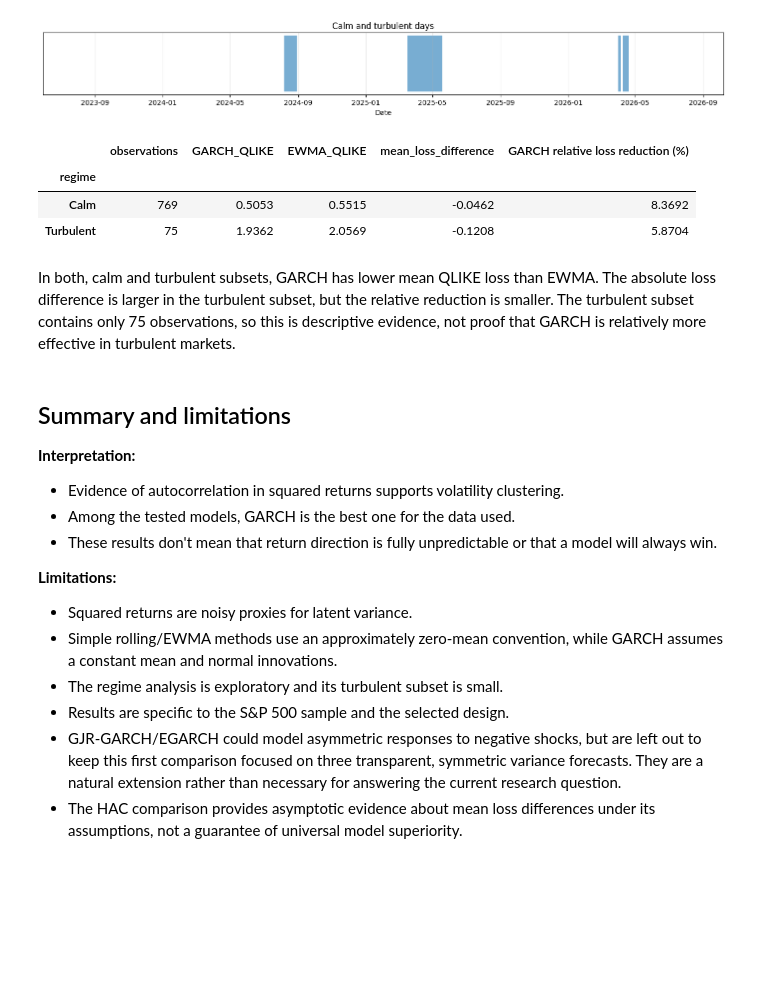
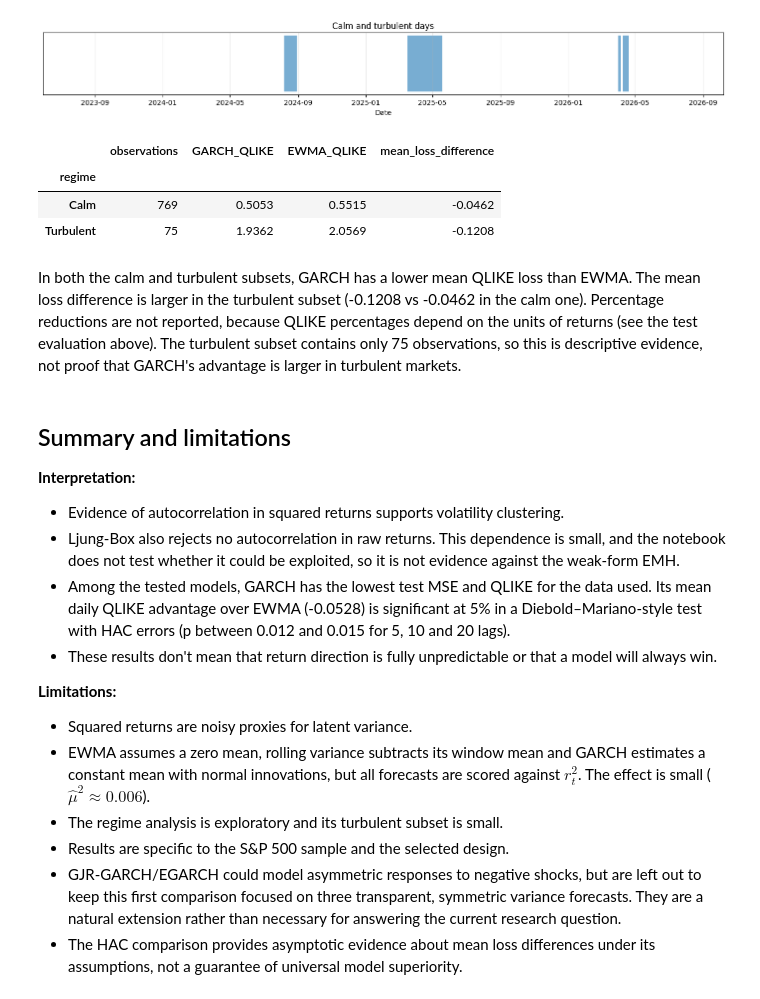
Before and after one commit to laurasalop03/research-blog, a Jupyter notebook: research/01-volatility-clustering/volatility_clustering.ipynb, the cells around one changed output. Saved outputs shown, nothing was run; the diff lists cells and outputs as text; code cells hidden in the pictures; blank space fills up the shorter version.

```diff
--- a/research/01-volatility-clustering/volatility_clustering.ipynb
+++ b/research/01-volatility-clustering/volatility_clustering.ipynb
@@ -863,45 +868,41 @@ plt.show()
 # %%
 # Compare daily QLIKE losses within each regime
 regime_comparison = daily_losses.join(
     test_regimes["regime"],
     how="inner",
 )
 
 regime_results = (
     regime_comparison
     .groupby("regime")
     .agg(
         observations=("loss_difference", "size"),
         GARCH_QLIKE=("GARCH QLIKE", "mean"),
         EWMA_QLIKE=("EWMA QLIKE", "mean"),
         mean_loss_difference=("loss_difference", "mean"),
     )
 )
 
-regime_results["GARCH relative loss reduction (%)"] = (
-    (regime_results["EWMA_QLIKE"] - regime_results["GARCH_QLIKE"])
-    / regime_results["EWMA_QLIKE"] * 100
-)
-
 display(regime_results.round(4))
 # %% [output]
-|  | observations | GARCH_QLIKE | EWMA_QLIKE | mean_loss_difference | GARCH relative loss reduction (%) |
-| regime |  |  |  |  |  |
-| Calm | 769 | 0.5053 | 0.5515 | -0.0462 | 8.3692 |
-| Turbulent | 75 | 1.9362 | 2.0569 | -0.1208 | 5.8704 |
+|  | observations | GARCH_QLIKE | EWMA_QLIKE | mean_loss_difference |
+| regime |  |  |  |  |
+| Calm | 769 | 0.5053 | 0.5515 | -0.0462 |
+| Turbulent | 75 | 1.9362 | 2.0569 | -0.1208 |
 # %% [markdown]
-In both, calm and turbulent subsets, GARCH has lower mean QLIKE loss than EWMA. The absolute loss difference is larger in the turbulent subset, but the relative reduction is smaller. The turbulent subset contains only 75 observations, so this is descriptive evidence, not proof that GARCH is relatively more effective in turbulent markets.
+In both the calm and turbulent subsets, GARCH has a lower mean QLIKE loss than EWMA. The mean loss difference is larger in the turbulent subset (-0.1208 vs -0.0462 in the calm one). Percentage reductions are not reported, because QLIKE percentages depend on the units of returns (see the test evaluation above). The turbulent subset contains only 75 observations, so this is descriptive evidence, not proof that GARCH's advantage is larger in turbulent markets.
 # %% [markdown]
 ## Summary and limitations
 
 **Interpretation:**
 - Evidence of autocorrelation in squared returns supports volatility clustering.
-- Among the tested models, GARCH is the best one for the data used.
+- Ljung-Box also rejects no autocorrelation in raw returns. This dependence is small, and the notebook does not test whether it could be exploited, so it is not evidence against the weak-form EMH.
+- Among the tested models, GARCH has the lowest test MSE and QLIKE for the data used. Its mean daily QLIKE advantage over EWMA (-0.0528) is significant at 5% in a Diebold–Mariano-style test with HAC errors (p between 0.012 and 0.015 for 5, 10 and 20 lags).
 - These results don't mean that return direction is fully unpredictable or that a model will always win.
 
 **Limitations:**
 - Squared returns are noisy proxies for latent variance.
-- Simple rolling/EWMA methods use an approximately zero-mean convention, while GARCH assumes a constant mean and normal innovations.
+- EWMA assumes a zero mean, rolling variance subtracts its window mean and GARCH estimates a constant mean with normal innovations, but all forecasts are scored against $r_t^2$. The effect is small ($\hat\mu^2 \approx 0.006$).
 - The regime analysis is exploratory and its turbulent subset is small.
 - Results are specific to the S&P 500 sample and the selected design.
 - GJR-GARCH/EGARCH could model asymmetric responses to negative shocks, but are left out to keep this first comparison focused on three transparent, symmetric variance forecasts. They are a natural extension rather than necessary for answering the current research question.
```
Also changed, not shown: parts of 8 cells of this notebook, 1 other file.
